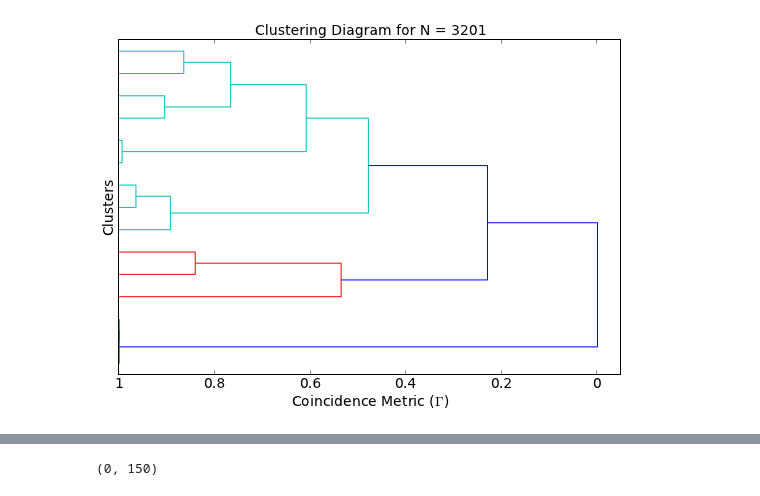
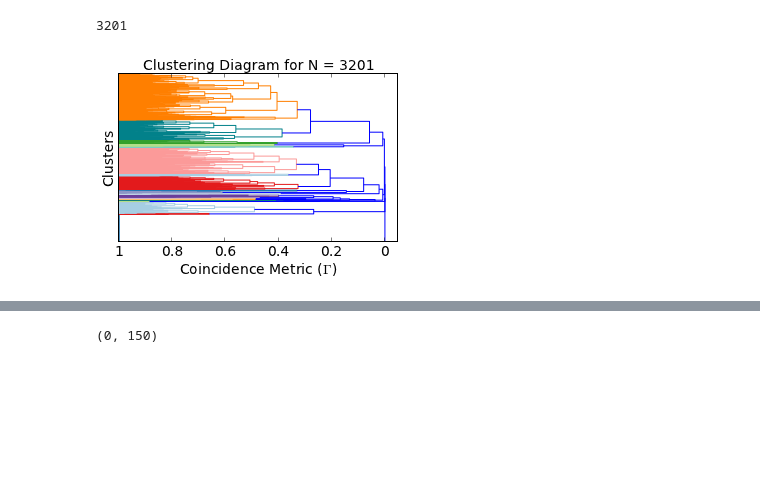
Before and after one commit to hilaryjoyce/smfs-data-analysis, a Jupyter notebook: cluster testing.ipynb, the cells around one changed output, grey strips where cells are left out. Cells and saved outputs as stored; diff of their text form; code cells hidden in the pictures; blank space fills up the shorter version.

```diff
--- a/cluster testing.ipynb
+++ b/cluster testing.ipynb
@@ -8,14 +5,19 @@ The autoreload extension is already loaded. To reload it, use:
 import Cluster.clustering as c
 import scipy.cluster.hierarchy as hier
 # %%
-parameter_folder = "../Data/aLa_flat_medium/Transform_analysis/Parameters_p0.4_minTss5_minForce45/"
-shift = 'No'
-coincidence_folder = parameter_folder+"ShiftNo/"
+parameter_folder = "../Data/aLa_flat_all/Transform_analysis/Parameters_p0.4_minTss5_minForce45/"
+shift = 30
+coincidence_folder = parameter_folder+"Shift_30/"
 # %%
 coa = c.CoAnalysis(parameter_folder, shift)
-# %%
-figsize(9,6)
-coa.plot_dendrogram();
-# %% [output]
-[figure, removed]
+# %%
+print len(coa.tss_force_files)
+# %% [output]
+3201
+# %%
+figsize(5,3)
+coa.plot_dendrogram();
+savefig("../Figures_May/ala_flat_all_dendro.pdf", bbox_inches='tight')
+# %% [output]
+[figure, added]
 # %%
```
Also changed, not shown: parts of 8 cells of this notebook, 1 other file.
